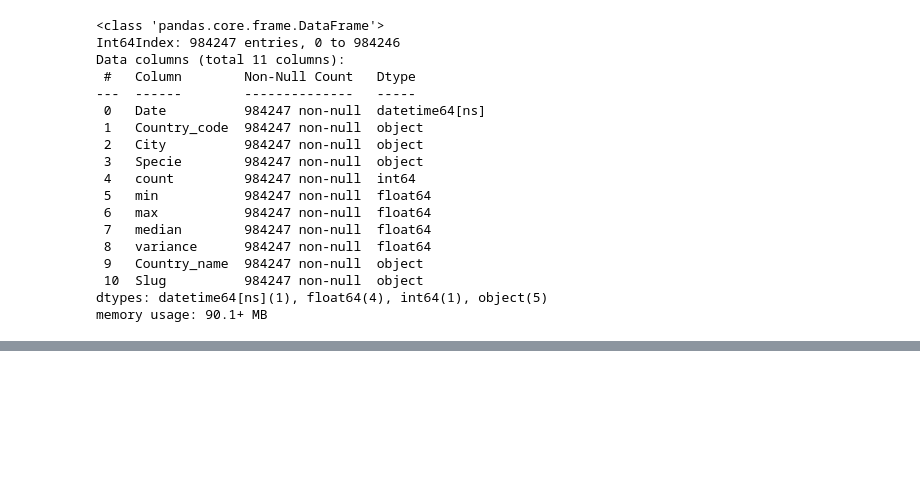
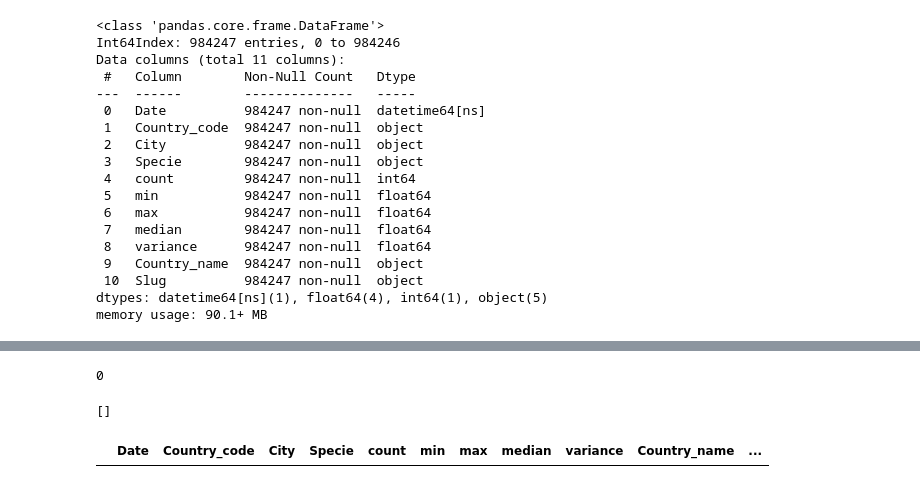
Before and after one commit to firdausmehta/COVID19-Global-Air-Quality, a Jupyter notebook: Clean_Data_Firdaus.ipynb, the cells around one changed output, grey strips where cells are left out. Drawn from its saved outputs; the diff is of its cells as text; code cells hidden in the pictures; blank space fills up the shorter version.

```diff
--- a/Clean_Data_Firdaus.ipynb
+++ b/Clean_Data_Firdaus.ipynb
@@ -388,0 +514,3 @@ memory usage: 90.1+ MB
+# %%
+# Convert the Date column to datetime format
+covid_df['Date'] = covid_df['Date'].astype('datetime64[ns]')
@@ -388,0 +527,3 @@ memory usage: 90.1+ MB
+# %%
+# Set cutoff date to the 1st July 2020
+world_covid_df = covid_df[covid_df["Date"] <= end_date]
@@ -388,0 +547,18 @@ memory usage: 90.1+ MB
+# %%
+# Check the number of unique countries in the world_covid_df
+world_covid_df["Country"].nunique()
+# %% [output]
+0
+# %%
+# Export the list of countries that are shared by the air data and world covid data
+air_covid_common_country_list = world_covid_df["Country"].unique().tolist()
+air_covid_common_country_list
+# %% [output]
+[]
+# %%
+# Filter out the air quality data to contain only the above countries
+final_clean_air_df = final_air_df[final_air_df["Country_name"].isin(
+    air_covid_common_country_list)]
+final_clean_air_df.head()
+# %% [output]
+|  | Date | Country_code | City | Specie | count | min | max | median | variance | Country_name | ... |
```
Also changed, not shown: parts of 8 cells of this notebook.
